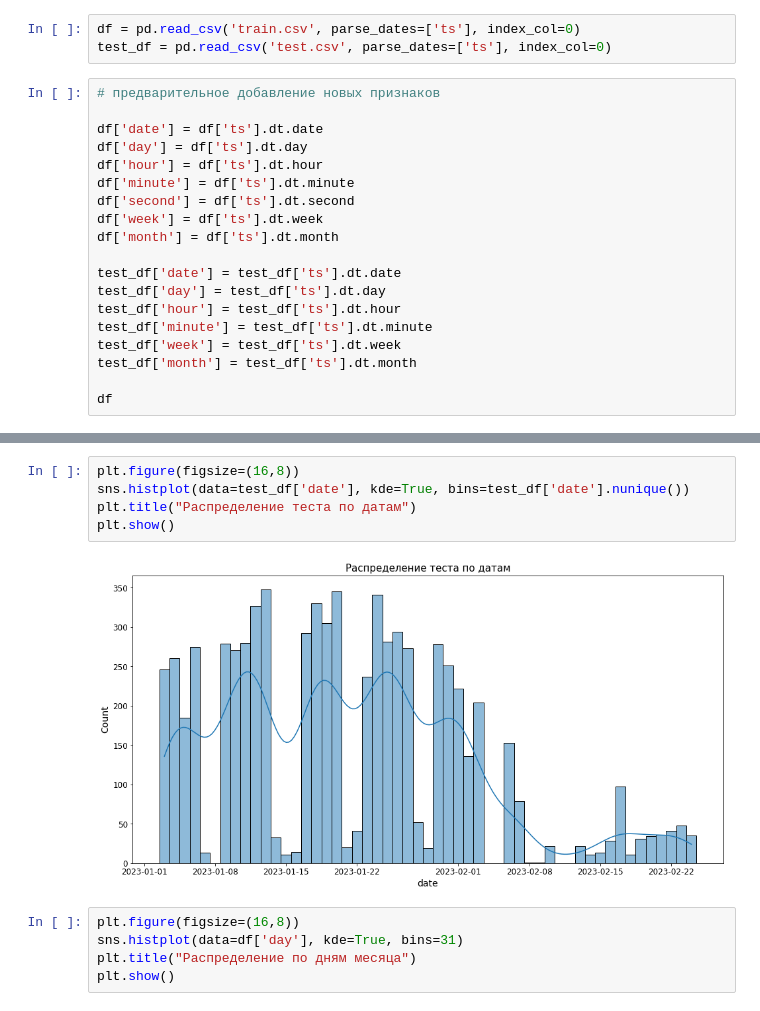
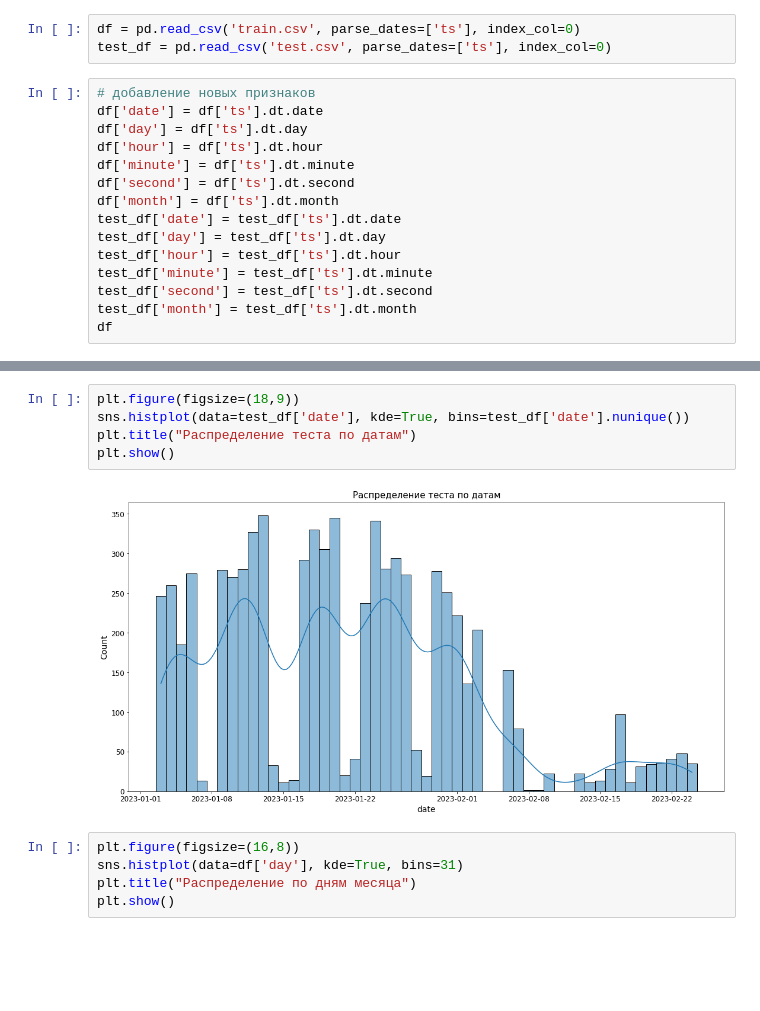
Before and after one commit to saspav/linear-models, a Jupyter notebook: gates-2_EDA.ipynb, the cells around one changed output, grey strips where cells are left out. Saved outputs shown, nothing was run; the diff lists cells and outputs as text; blank space fills up the shorter version.

```diff
--- a/gates-2_EDA.ipynb
+++ b/gates-2_EDA.ipynb
@@ -52,22 +52,18 @@ Built with OpenMP: True
 df = pd.read_csv('train.csv', parse_dates=['ts'], index_col=0)
 test_df = pd.read_csv('test.csv', parse_dates=['ts'], index_col=0)
 # %%
-# предварительное добавление новых признаков
-
+# добавление новых признаков
 df['date'] = df['ts'].dt.date
 df['day'] = df['ts'].dt.day
 df['hour'] = df['ts'].dt.hour
 df['minute'] = df['ts'].dt.minute
 df['second'] = df['ts'].dt.second
-df['week'] = df['ts'].dt.week
 df['month'] = df['ts'].dt.month
-
 test_df['date'] = test_df['ts'].dt.date
 test_df['day'] = test_df['ts'].dt.day
 test_df['hour'] = test_df['ts'].dt.hour
 test_df['minute'] = test_df['ts'].dt.minute
-test_df['week'] = test_df['ts'].dt.week
+test_df['second'] = test_df['ts'].dt.second
 test_df['month'] = test_df['ts'].dt.month
-
 df
 # %% [output]
@@ -114,10 +109,10 @@ plt.show()
 # %%
-plt.figure(figsize=(16,8))
+plt.figure(figsize=(18,9))
 sns.histplot(data=test_df['date'], kde=True, bins=test_df['date'].nunique())
 plt.title("Распределение теста по датам")
 plt.show()
 # %% [output]
-[figure, old version]
+[figure, new version]
 # %%
 plt.figure(figsize=(16,8))
 sns.histplot(data=df['day'], kde=True, bins=31)
```
Also changed, not shown: parts of 58 cells of this notebook, 2 other files.
